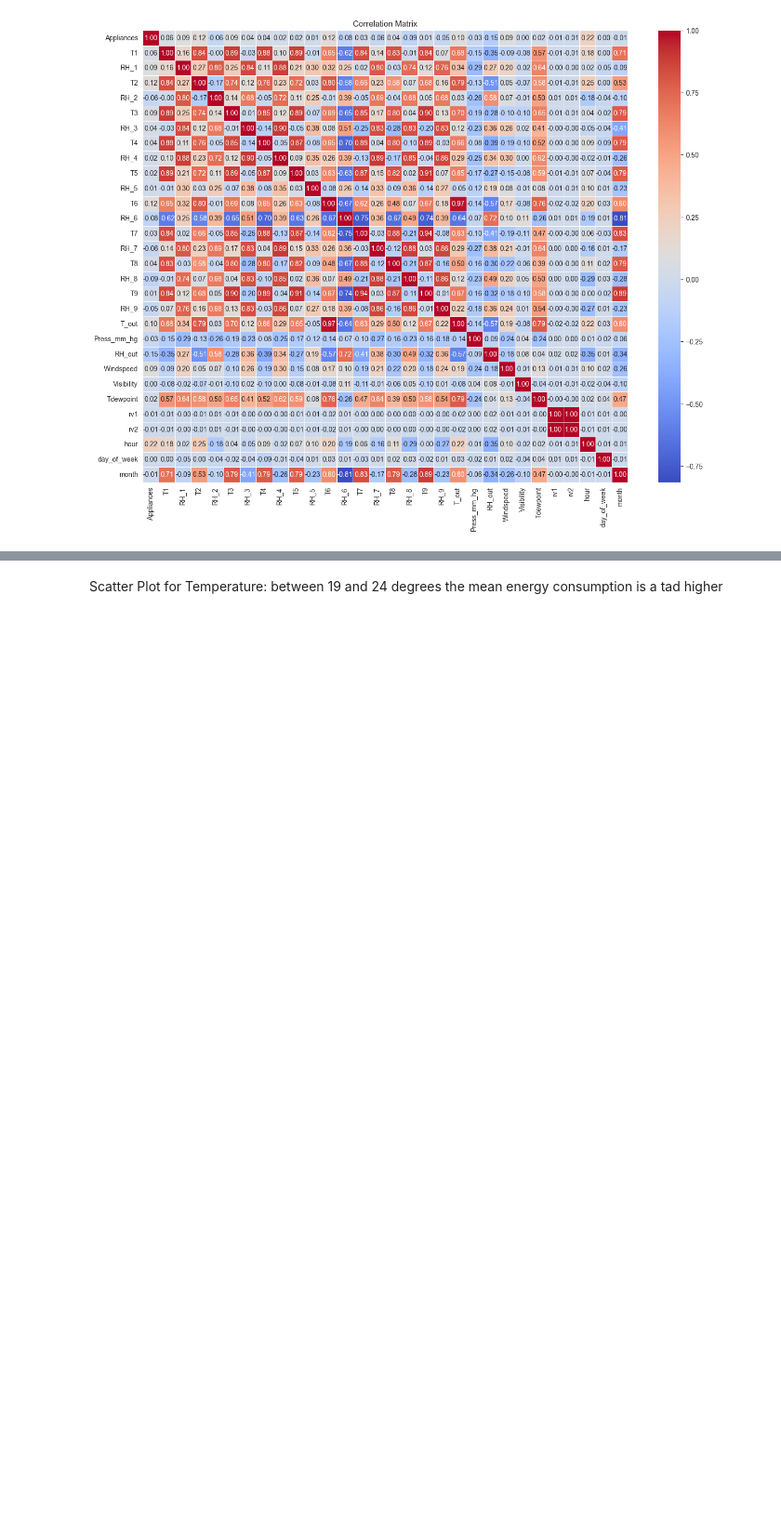
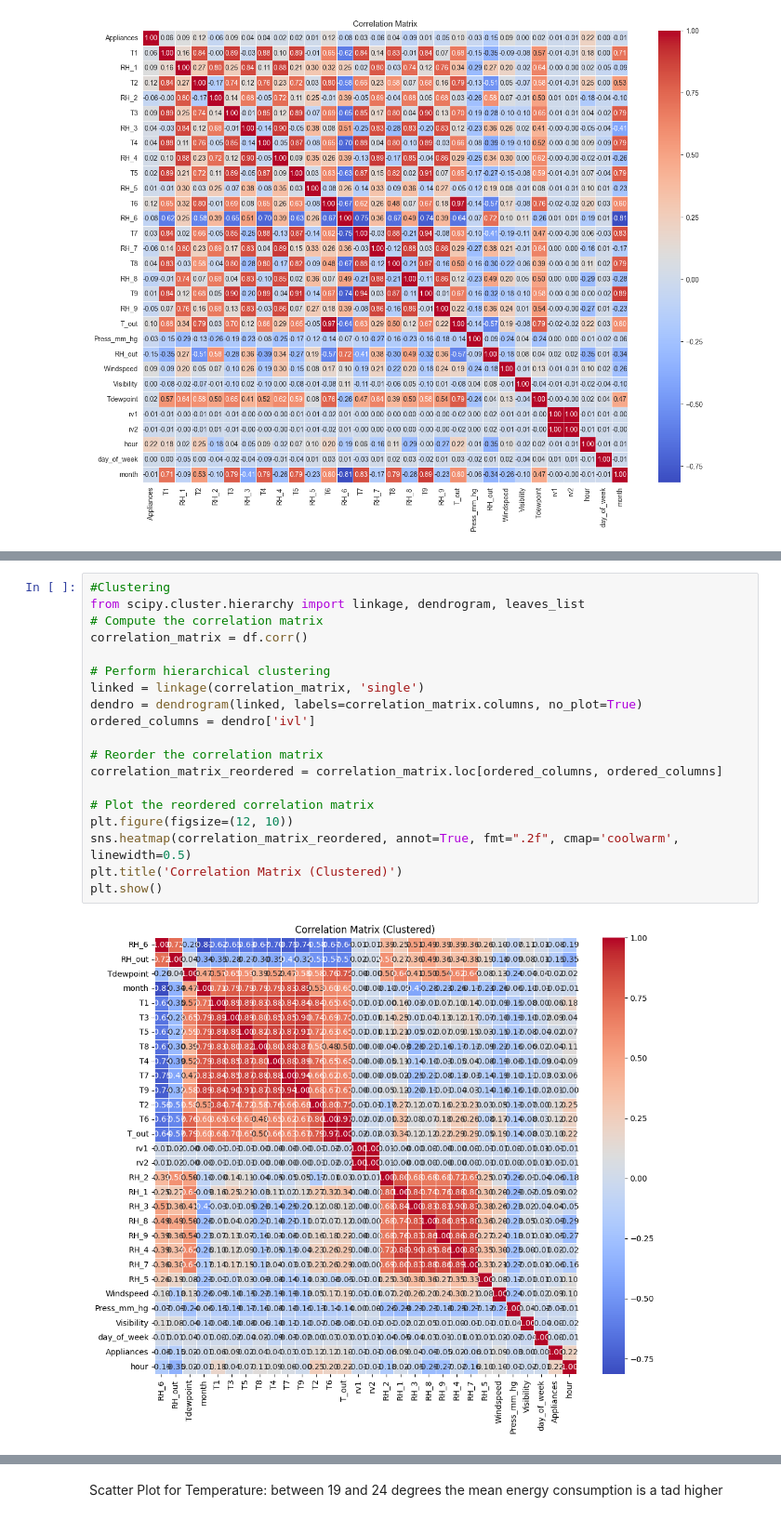
Before and after one commit to BianchiLuca28/EnergyConsumptionForecast, a Jupyter notebook: notebooks/analysis_and_model_creation.ipynb, the cells around one changed output, grey strips where cells are left out. Shown at 93% size. Saved outputs shown, nothing was run; the diff lists cells and outputs as text; blank space fills up the shorter version.

```diff
--- a/notebooks/analysis_and_model_creation.ipynb
+++ b/notebooks/analysis_and_model_creation.ipynb
@@ -204,0 +226,21 @@ plt.show()
+# %%
+#Clustering
+from scipy.cluster.hierarchy import linkage, dendrogram, leaves_list
+# Compute the correlation matrix
+correlation_matrix = df.corr()
+
+# Perform hierarchical clustering
+linked = linkage(correlation_matrix, 'single')
+dendro = dendrogram(linked, labels=correlation_matrix.columns, no_plot=True)
+ordered_columns = dendro['ivl']
+
+# Reorder the correlation matrix
+correlation_matrix_reordered = correlation_matrix.loc[ordered_columns, ordered_columns]
+
+# Plot the reordered correlation matrix
+plt.figure(figsize=(12, 10))
+sns.heatmap(correlation_matrix_reordered, annot=True, fmt=".2f", cmap='coolwarm', linewidth=0.5)
+plt.title('Correlation Matrix (Clustered)')
+plt.show()
+# %% [output]
+[figure, added]
```
Also changed, not shown: parts of 2 cells of this notebook, 1 other file.
